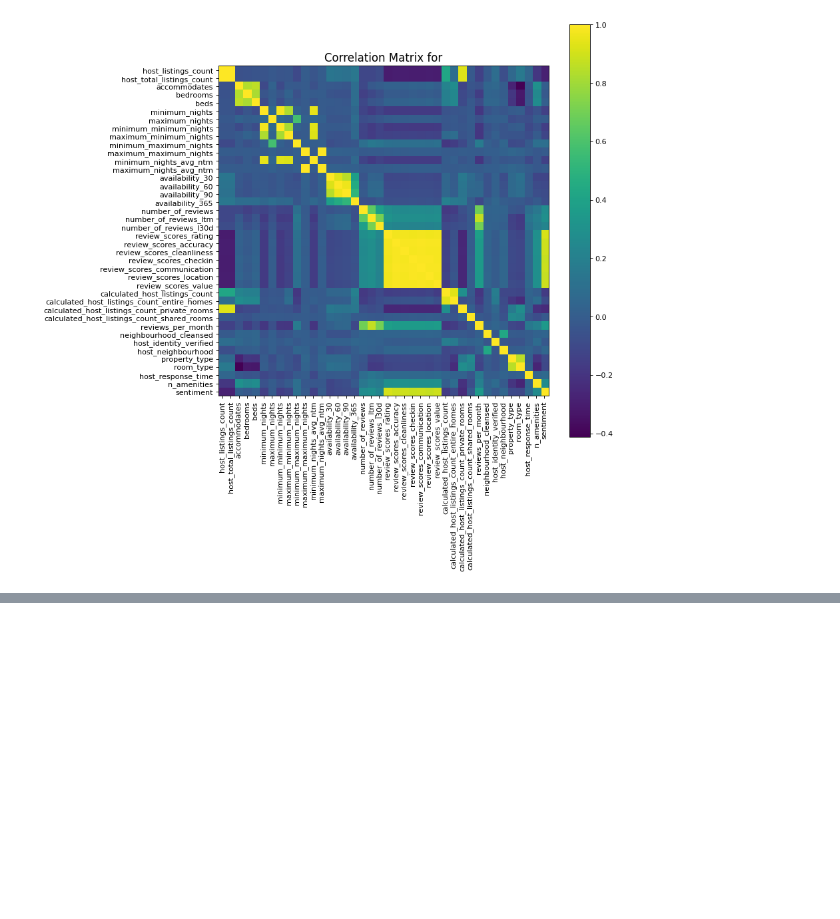
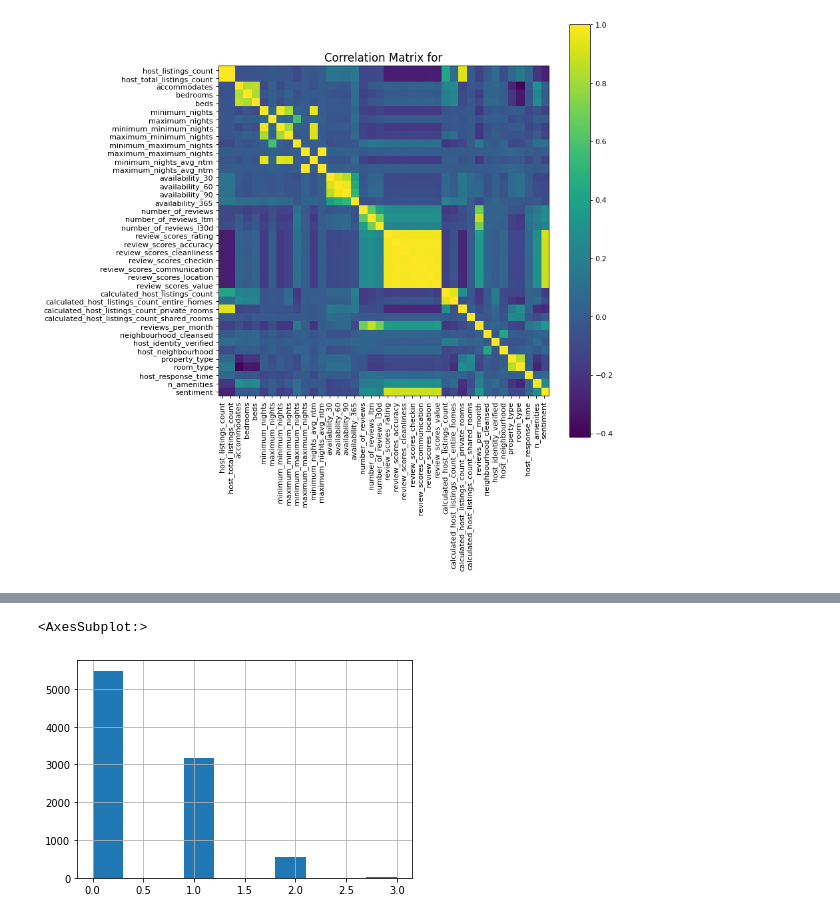
Before and after one commit to italu1013/insideairbnb_rental_price_prediction, a Jupyter notebook: SD_airbnb_rental_EDA_and_rental_predict_modeling.ipynb, the cells around one changed output, grey strips where cells are left out. Saved outputs shown, nothing was run; the diff lists cells and outputs as text; code cells hidden in the pictures; blank space fills up the shorter version.

```diff
--- a/SD_airbnb_rental_EDA_and_rental_predict_modeling.ipynb
+++ b/SD_airbnb_rental_EDA_and_rental_predict_modeling.ipynb
@@ -487,0 +576,11 @@ plotCorrelationMatrix(df_plot, 10)
+# %%
+tuple_list = []
+for k, v in hostface_map.items():
+    data = (k,len(v))
+    tuple_list.append(data)
+
+df_fd = pd.DataFrame(tuple_list, columns=["id", "face_cnt"])
+df_fd.face_cnt.hist()
+# %% [output]
+<AxesSubplot:>
+[figure, added]
```
Also changed, not shown: parts of 11 cells of this notebook.
